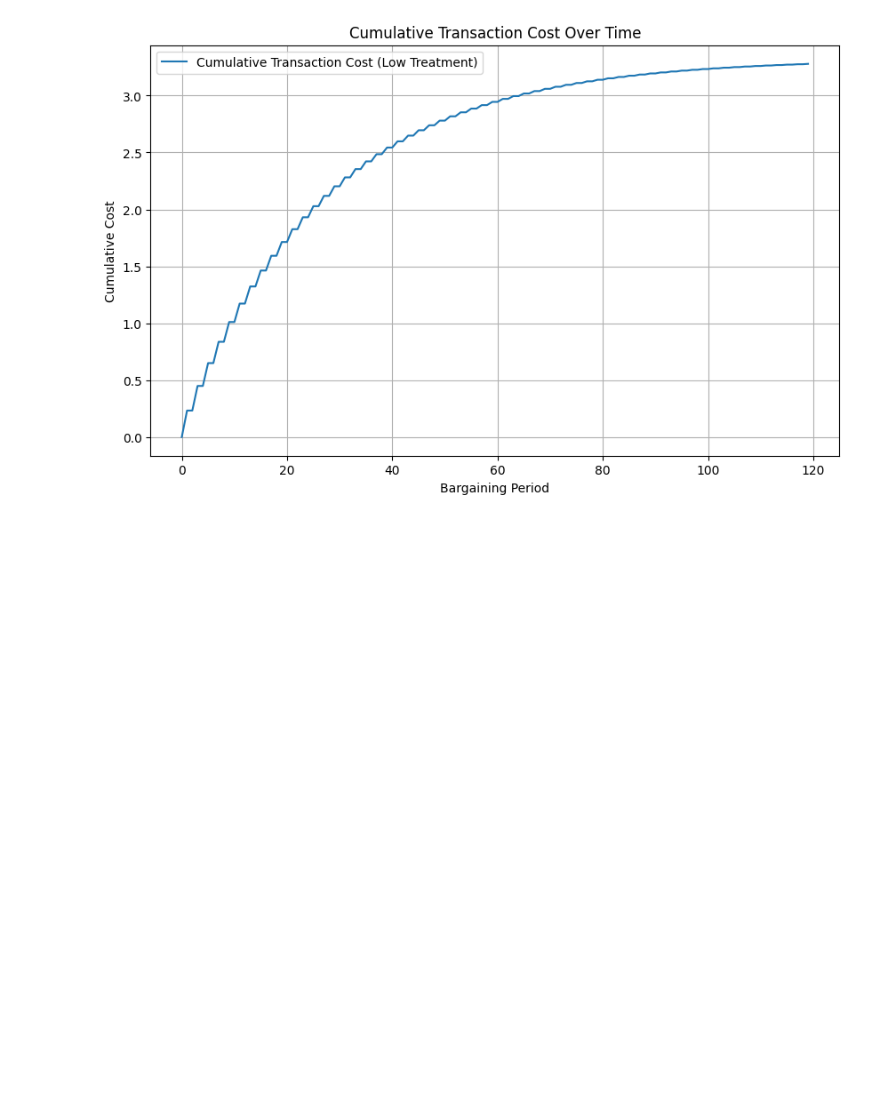
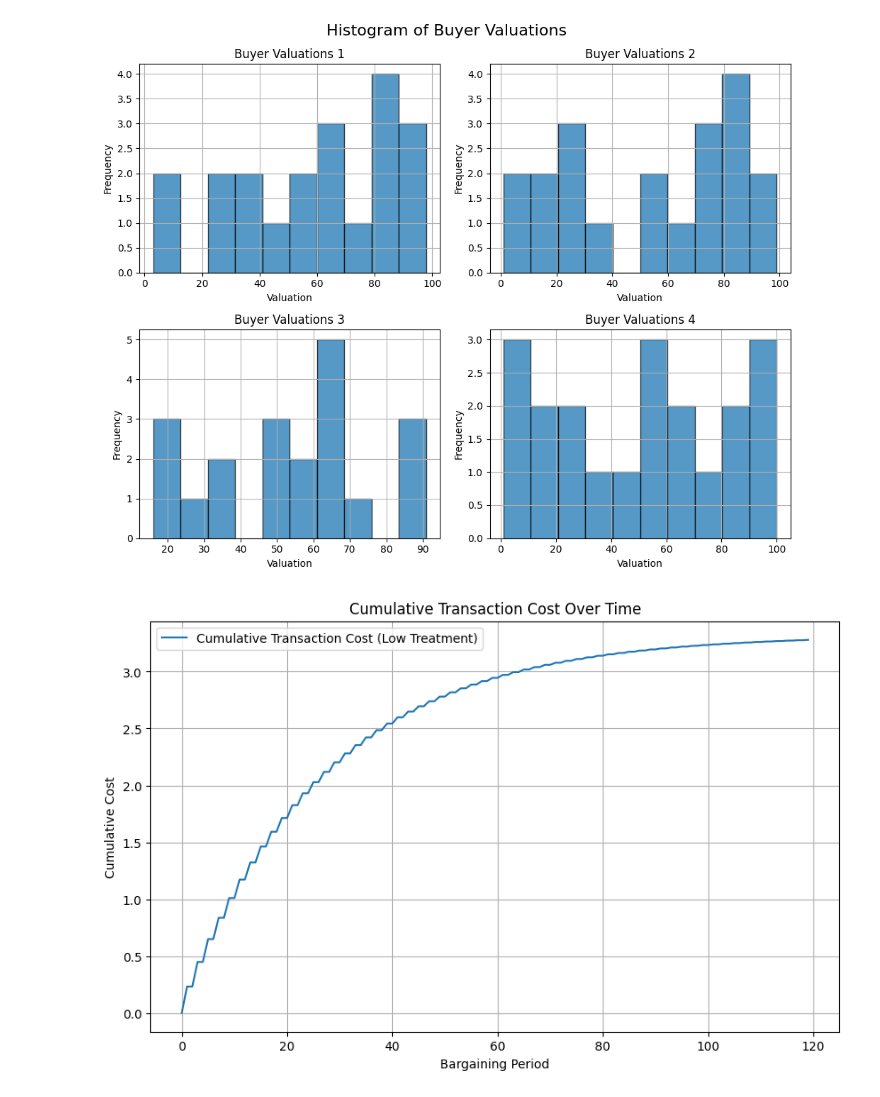
Before and after one commit to NicolasRoever/bargaining_experiment, a Jupyter notebook: sandbox.ipynb, the cells around one changed output. Drawn from its saved outputs; the diff is of its cells as text; code cells hidden in the pictures; blank space fills up the shorter version.

```diff
--- a/sandbox.ipynb
+++ b/sandbox.ipynb
@@ -36,3 +60,28 @@ def calculate_transaction_costs(TA_treatment_high: bool, total_bargaining_time:
+# %%
+# Create a plot grid for histograms
+# Store the valuation vectors in a list
+buyer_valuations = [
+    buyer_valuations_1,
+    buyer_valuations_2,
+    buyer_valuations_3,
+    buyer_valuations_4
+]
+
+fig, axes = plt.subplots(2, 2, figsize=(10, 8))
+fig.suptitle('Histogram of Buyer Valuations', fontsize=16)
+
+# Plot histograms for each buyer valuation vector
+for i, ax in enumerate(axes.flat, start=1):
+    ax.hist(buyer_valuations[i-1], bins=10, alpha=0.75, edgecolor='black')
+    ax.set_title(f'Buyer Valuations {i}')
+    ax.set_xlabel('Valuation')
+    ax.set_ylabel('Frequency')
+    ax.grid(True)
+
+plt.tight_layout()
+plt.show()
+# %% [output]
+[figure, added]
 # %%
 # Calculate the transaction costs for 120 seconds
 total_bargaining_time = 120
```
Also changed, not shown: parts of 3 cells of this notebook, 3 other files.
